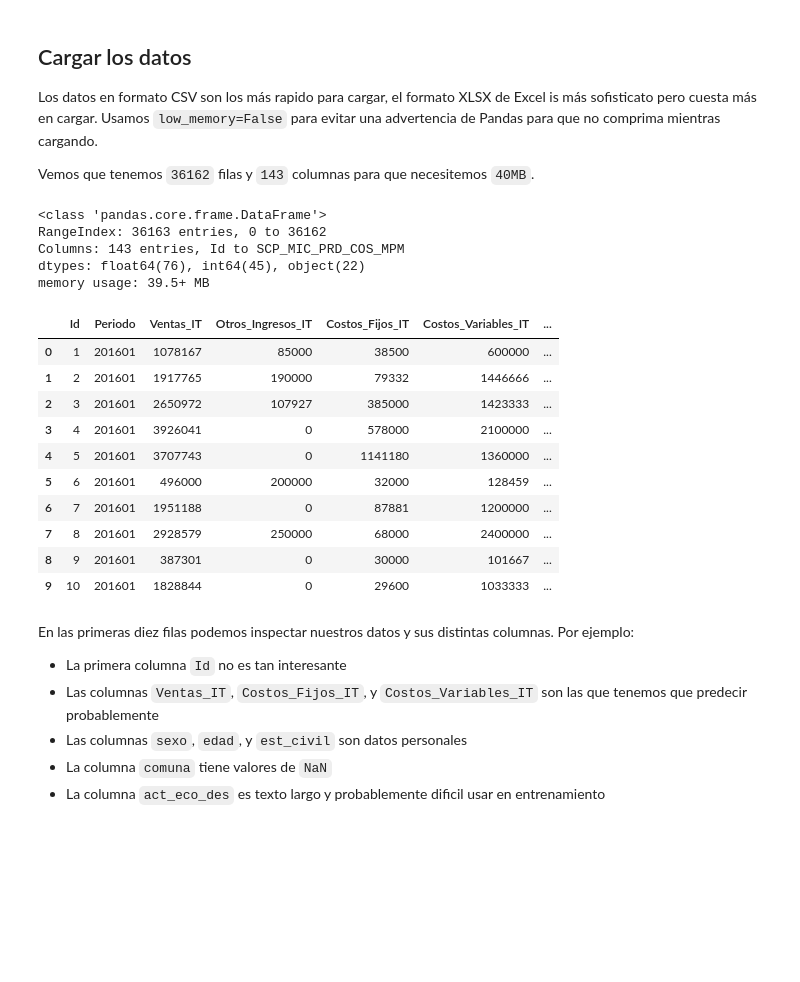
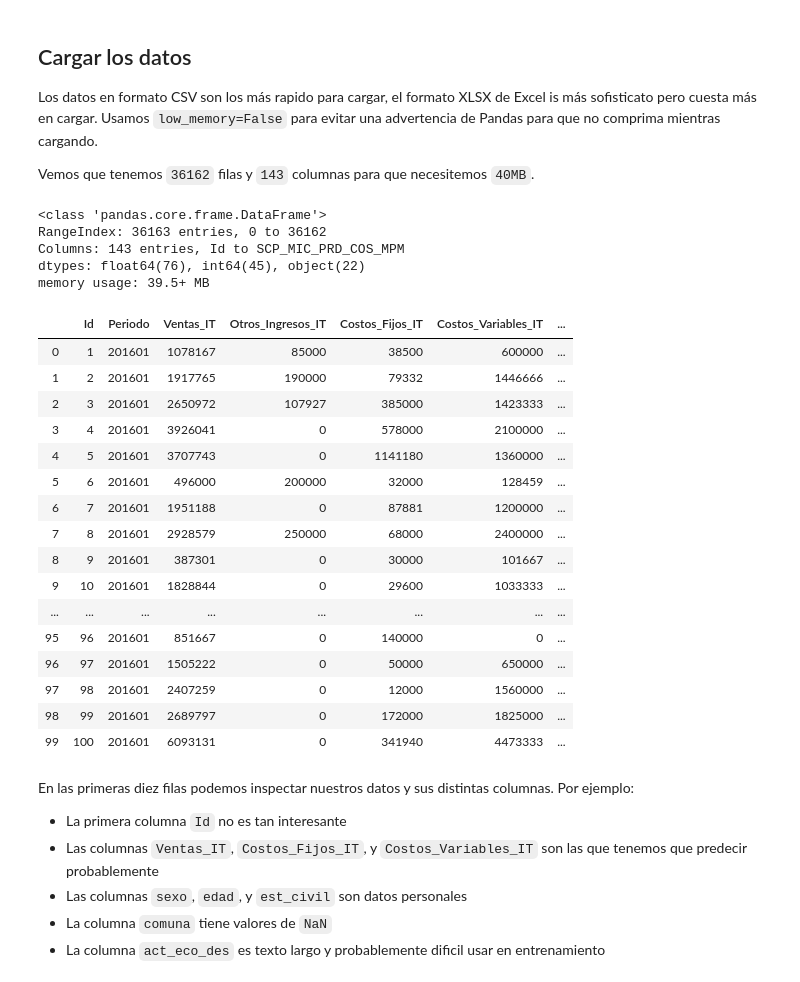
Before and after one commit to GAMES-UChile/Curso-BancoEstado, a Jupyter notebook: modulo6/modulo6.ipynb, the cells around one changed output. Cells and saved outputs as stored; diff of their text form; code cells hidden in the pictures; blank space fills up the shorter version.

```diff
--- a/modulo6/modulo6.ipynb
+++ b/modulo6/modulo6.ipynb
@@ -38,24 +45,30 @@ Vemos que tenemos `36162` filas y `143` columnas para que necesitemos `40MB`.
 # %%
 df0 = pd.read_csv('ventas_costos.csv', low_memory=False)
 df0.info()
-df0.head(10)
+df0.head(100)
 # %% [output]
 <class 'pandas.core.frame.DataFrame'>
 RangeIndex: 36163 entries, 0 to 36162
 Columns: 143 entries, Id to SCP_MIC_PRD_COS_MPM
 dtypes: float64(76), int64(45), object(22)
 memory usage: 39.5+ MB
 |  | Id | Periodo | Ventas_IT | Otros_Ingresos_IT | Costos_Fijos_IT | Costos_Variables_IT | ... |
 | 0 | 1 | 201601 | 1078167 | 85000 | 38500 | 600000 | ... |
 | 1 | 2 | 201601 | 1917765 | 190000 | 79332 | 1446666 | ... |
 | 2 | 3 | 201601 | 2650972 | 107927 | 385000 | 1423333 | ... |
 | 3 | 4 | 201601 | 3926041 | 0 | 578000 | 2100000 | ... |
 | 4 | 5 | 201601 | 3707743 | 0 | 1141180 | 1360000 | ... |
 | 5 | 6 | 201601 | 496000 | 200000 | 32000 | 128459 | ... |
 | 6 | 7 | 201601 | 1951188 | 0 | 87881 | 1200000 | ... |
 | 7 | 8 | 201601 | 2928579 | 250000 | 68000 | 2400000 | ... |
 | 8 | 9 | 201601 | 387301 | 0 | 30000 | 101667 | ... |
 | 9 | 10 | 201601 | 1828844 | 0 | 29600 | 1033333 | ... |
+| ... | ... | ... | ... | ... | ... | ... | ... |
+| 95 | 96 | 201601 | 851667 | 0 | 140000 | 0 | ... |
+| 96 | 97 | 201601 | 1505222 | 0 | 50000 | 650000 | ... |
+| 97 | 98 | 201601 | 2407259 | 0 | 12000 | 1560000 | ... |
+| 98 | 99 | 201601 | 2689797 | 0 | 172000 | 1825000 | ... |
+| 99 | 100 | 201601 | 6093131 | 0 | 341940 | 4473333 | ... |
 # %% [markdown]
 En las primeras diez filas podemos inspectar nuestros datos y sus distintas columnas. Por ejemplo:
 - La primera columna `Id` no es tan interesante
```
Also changed, not shown: parts of 39 cells of this notebook, 1 other file.
